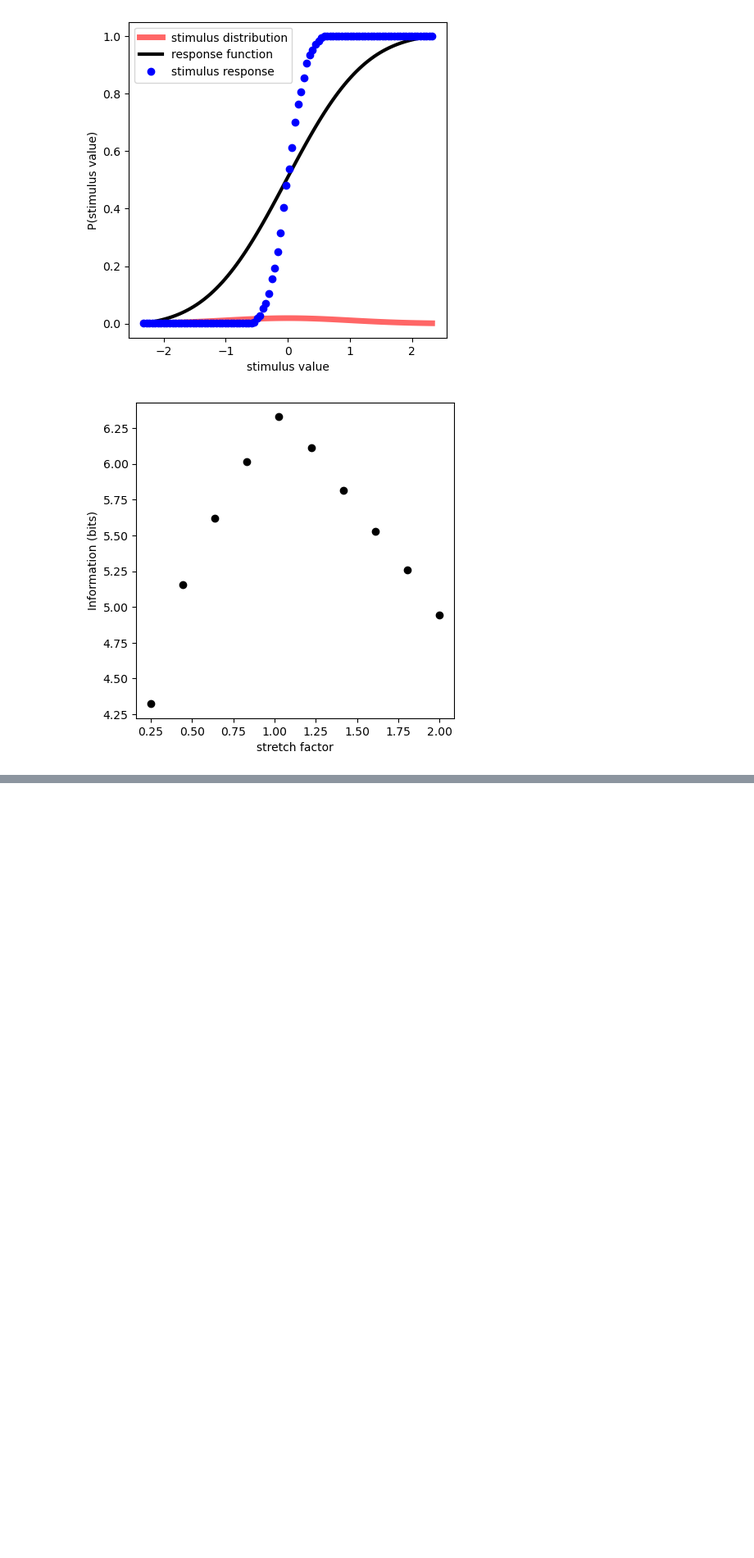
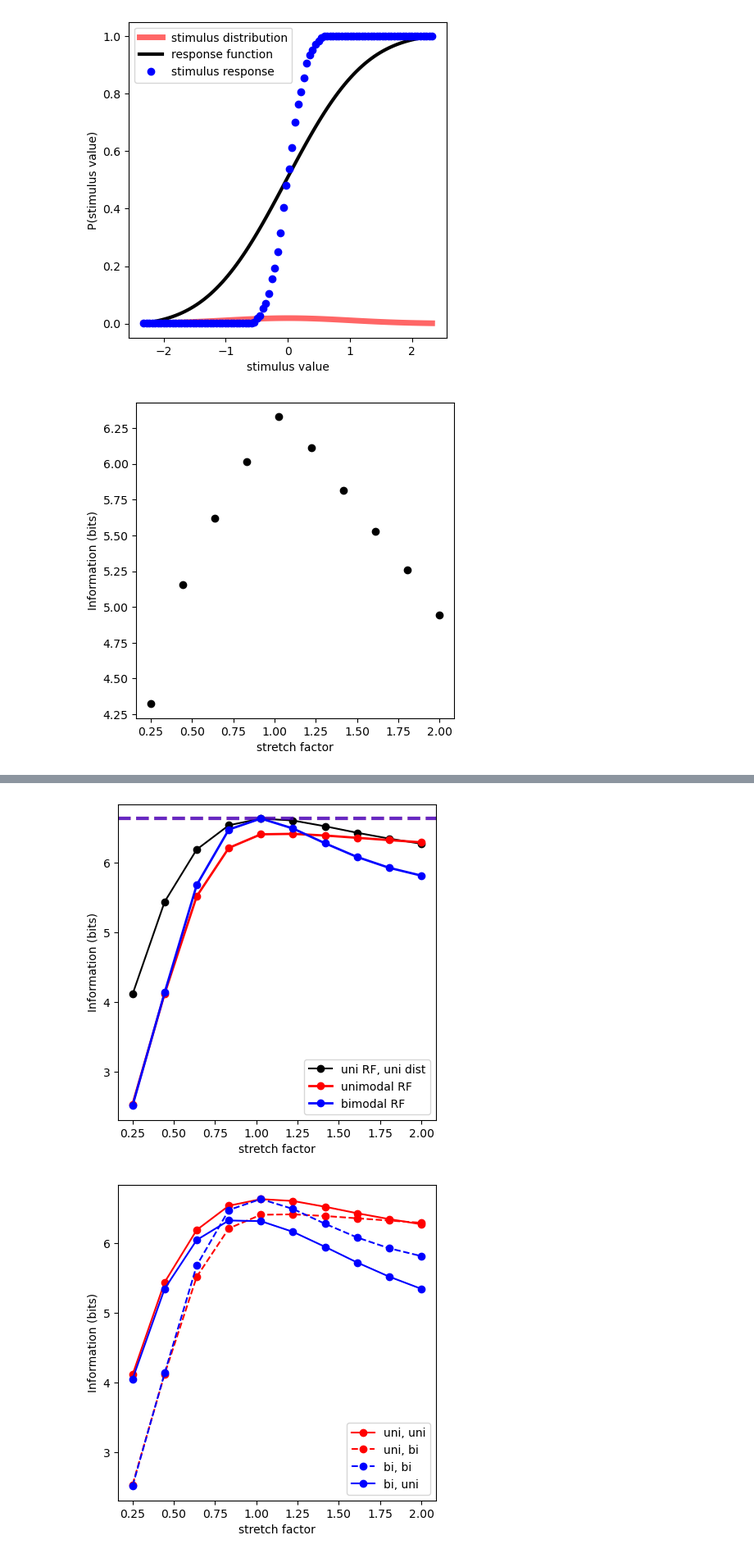
Before and after one commit to I-Pica/indp22-h1, a Jupyter notebook: code/explore.ipynb, the cells around one changed output, grey strips where cells are left out. Shown at 82% size. Drawn from its saved outputs; the diff is of its cells as text; code cells hidden in the pictures; blank space fills up the shorter version.

```diff
--- a/code/explore.ipynb
+++ b/code/explore.ipynb
@@ -89,0 +146,61 @@ plt.show()
+# %%
+# Compute the entropies
+num_dist_vals = 1000
+num_stim_vals = 10000
+exp_stim_vals = [np.random.normal(size=(num_stim_vals,)),
+                 np.concatenate((np.random.normal(loc=-1, scale=0.5, size=(int(num_stim_vals/2),)),
+                                 np.random.normal(loc=1,  scale=0.5, size=(int(num_stim_vals/2),))))]
+dists = [stim_uni_dist, stim_bi_dist]
+empirical_resps = [empirical_resp_uni, empirical_resp_bi]
+stretch_factors = np.linspace(1/4, 2, 10)
+entropies = np.zeros((2, 2, len(stretch_factors))) # dim0: response function, dim1: stimulus distribution
+noise_terms = np.zeros((2, 2, len(stretch_factors)))
+calc_noise_term = False
+
+for irf in range(2):
+    for isd in range(2):
+        for istretch, stretch in enumerate(stretch_factors):
+            entropies[irf, isd, istretch], _, _ = compute_neuron_info(empirical_resps[irf], stim_vals,
+                                                                   exp_stim_vals[isd], stretch=stretch)
+            if calc_noise_term:
+                # NOISE
+                # compute the information of the noise distribution conditional on the mean response
+                # compute the probabilities of the neuron response to the stimuli
+                _, prob_stim_resp, val_stim_resp = compute_neuron_info(empirical_resps[irf], stim_vals,
+                                                        exp_stim_vals[isd], stretch=stretch)
+                # create the noise
+                exp_noise = make_noise(val_stim_resp, len(val_stim_resp), num_stim_vals, 10.0)
+                # compute the entropy
+                noise_term = 0
+                for i in range(len(prob_stim_resp)):
+                    counts, _ = np.histogram(exp_noise[i,:])
+                    prob_noise = counts/np.sum(counts)
+                    nonzero_idx = prob_noise>0
+                    noise_term += prob_stim_resp[i]*compute_entropy(prob_noise[nonzero_idx])
+                # to remove P = 0
+                nonzero_idx = prob_stim_resp>0
+                noise_terms[irf, isd, istretch] = noise_term
+
+plt.figure(figsize=(5,5))
+plt.plot(stretch_factors, entropies[0,0,:], marker='o', color='k', label='uni RF, uni dist')
+plt.axhline(entropies[0,0,4], color='r', linestyle='--', lw=3, alpha=0.6)
+plt.plot(stretch_factors, entropies[0,1,:], marker='o', color='r', lw=2, label='unimodal RF')
+plt.plot(stretch_factors, entropies[1,1,:], marker='o', color='b', lw=2, label='bimodal RF')
+plt.axhline(entropies[1,1,4], color='b', linestyle='--', lw=3, alpha=0.6)
+plt.xlabel('stretch factor')
+plt.ylabel('Information (bits)')
+plt.legend(loc="lower right")
+plt.show()
+
+plt.figure(figsize=(5,5))
+plt.plot(stretch_factors, entropies[0,0,:]-noise_terms[0,0,:], marker='o', color='r', label='uni, uni')
+plt.plot(stretch_factors, entropies[0,1,:]-noise_terms[0,1,:], marker='o', color='r', linestyle='--', label='uni, bi')
+plt.plot(stretch_factors, entropies[1,1,:]-noise_terms[1,1,:], marker='o', color='b', linestyle='--', label='bi, bi')
+plt.plot(stretch_factors, entropies[1,0,:]-noise_terms[1,0,:], marker='o', color='b', label='bi, uni')
+plt.xlabel('stretch factor')
+plt.ylabel('Information (bits)')
+plt.legend(loc="lower right")
+plt.show()
+# %% [output]
+[figure, added]
+[figure, added]
```
Also changed, not shown: parts of 8 cells of this notebook.
